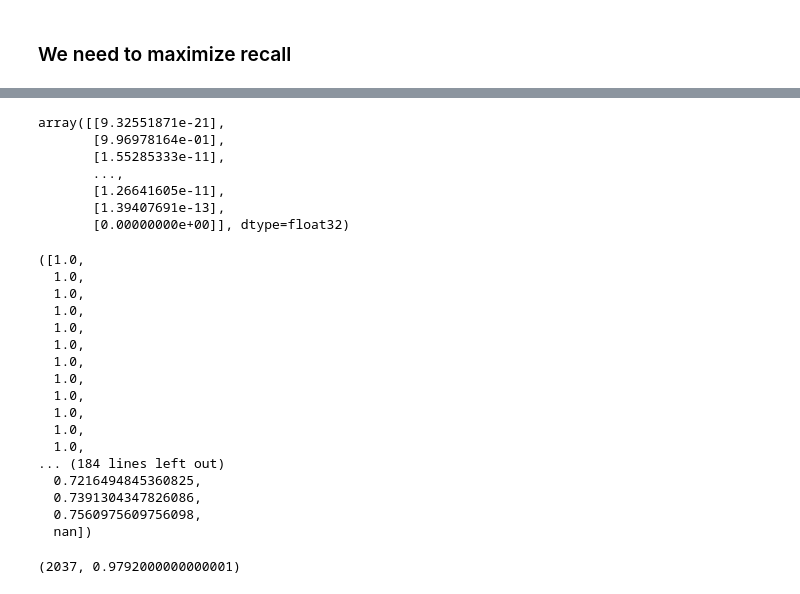
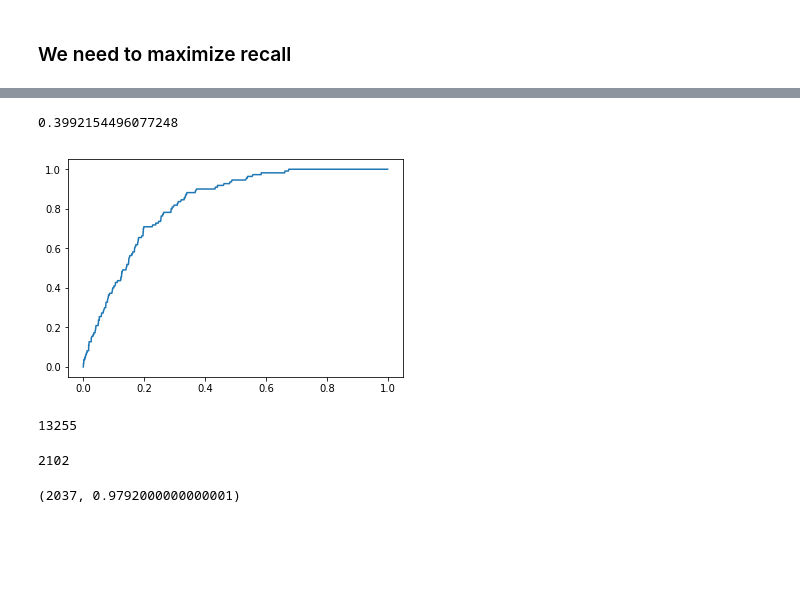
Before and after one commit to blane07/west-nile-chicago, a Jupyter notebook: working/Evan2.ipynb, the cells around one changed output, grey strips where cells are left out. Cells and saved outputs as stored; diff of their text form; code cells hidden in the pictures; blank space fills up the shorter version.

Commit message:
added my final model in Evan3 notebook

```diff
--- a/working/Evan2.ipynb
+++ b/working/Evan2.ipynb
@@ -272,11 +216,23 @@ array([[1992,    0],
        [ 110,    0]])
 # %% [markdown]
 *The model is maximizing accuracy by predicting "No" everytime. This is the result of have unbalanced classes.*
+# %%
+# Oversampled train/test split
+yo = train.WnvPresent.values
+Xo = train
+X_traino, X_testo, y_traino, y_testo = train_test_split(Xo, yo, test_size=0.2, stratify=yo)
+X_traino = pd.DataFrame(scaler.fit_transform(X_traino), columns=X_traino.columns)
+X_testo = pd.DataFrame(scaler.fit_transform(X_testo), columns=X_testo.columns)
 # %%
 # Dataframe of positive West Nile results
-pos_train = train[train.WnvPresent == 1]
+pos_train = X_traino[X_traino.WnvPresent > 0]
 # %%
 # Oversampled unrepresented class
-traino = pd.concat([train, pos_train], axis=0)
+l = pos_train.shape[0]
+X_traino = pd.concat([X_traino, pos_train], axis=0)
 for _ in range(10):
-    traino = pd.concat([traino, pos_train], axis=0)
+    X_traino = pd.concat([X_traino, pos_train], axis=0)
+y_traino = X_traino.WnvPresent.values
+y_traino = np.array([1 * (x > 0) for x in y_traino])
+X_traino = X_traino.drop('WnvPresent', axis='columns')
+X_testo = X_testo.drop('WnvPresent', axis='columns')
@@ -304,0 +271,4 @@ avg / total       0.93      0.77      0.83      2102
+# %%
+logreg = LogisticRegression()
+logreg.fit(X_traino, y_traino)
+logreg.score(X_testo, y_testo)
@@ -393,52 +441,35 @@ for threshold in np.linspace(0, 1, 101):
 # %%
 y_testo.mean()
+# %% [output]
+0.3992154496077248
 # %%
 sens = []
 spec = []
 most_goodest = []
-pred = model.predict(X_test)
-for n in np.linspace(0, 1, 10001):
+# pred = clf.predict_proba(X_testo)[:,1]
+pred = logreg.predict_proba(X_testo)[:,1]
+for n in np.linspace(0, 1, 1001):
     temp = 1 * (pred > n)
-    tn, fp, fn, tp = confusion_matrix(y_test, temp).ravel()
+    tn, fp, fn, tp = confusion_matrix(y_testo, temp).ravel()
     sens += [tp / (tp + fn)]
     spec += [1 - (tn / (tn + fp))]
     most_goodest += [tp + tn]
 # sens += [0]
 # spec += [0]
 plt.plot(spec, sens);
 plt.show()
-plt.plot(np.linspace(0, 1, 10001), most_goodest)
-plt.show()
+# plt.plot(np.linspace(0, 1, 1001), most_goodest)
+# plt.show()
+# %% [output]
+[figure, added]
-# %%
-pred
-# %% [output]
-array([[9.32551871e-21],
-       [9.96978164e-01],
-       [1.55285333e-11],
-       ...,
-       [1.26641605e-11],
-       [1.39407691e-13],
-       [0.00000000e+00]], dtype=float32)
-# %%
-sens, spec
-# %% [output]
-([1.0,
-  1.0,
-  1.0,
-  1.0,
-  1.0,
-  1.0,
-  1.0,
-  1.0,
-  1.0,
-  1.0,
-  1.0,
-  1.0,
-... (184 lines left out)
-  0.7216494845360825,
-  0.7391304347826086,
-  0.7560975609756098,
-  nan])
+# %%
+len(clf.predict_proba(X_traino)[:,1])
+# %% [output]
+13255
+# %%
+len(y_testo)
+# %% [output]
+2102
 # %%
 max([x for x in zip(most_goodest, np.linspace(0, 1, 10001))])
 # %% [output]
```
Also changed, not shown: parts of 19 cells of this notebook, 1 other file.
